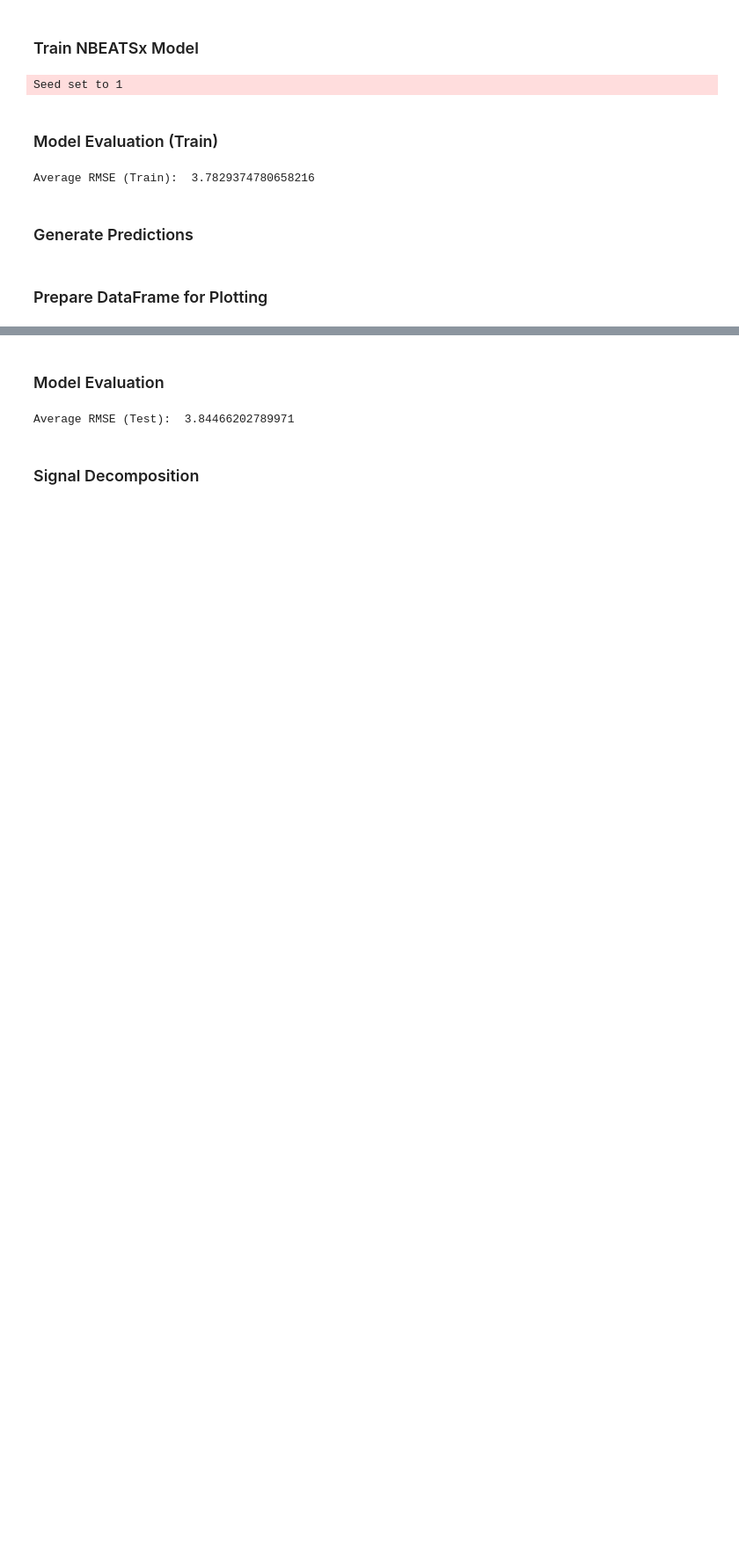
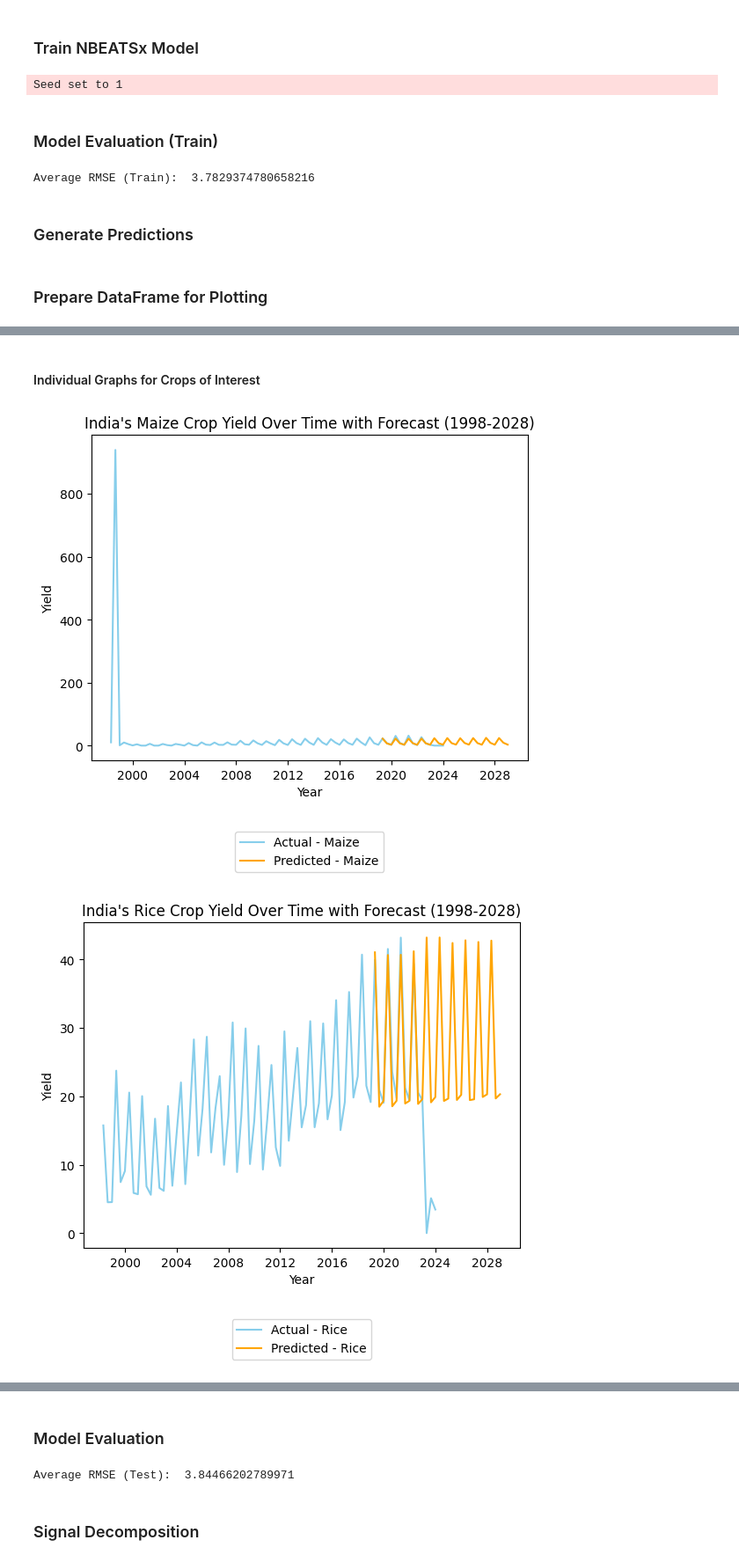
Before and after one commit to trwstin/crop-yield, a Jupyter notebook: nbeatsx_national.ipynb, the cells around one changed output, grey strips where cells are left out. Shown: that part at 88% size. Drawn from its saved outputs; the diff is of its cells as text; code cells hidden in the pictures; blank space fills up the shorter version.

Commit message:
updated nbeatsx to include indiv crop graphs

```diff
--- a/nbeatsx_national.ipynb
+++ b/nbeatsx_national.ipynb
@@ -174,7 +175,7 @@ pred_df = pred_df.merge(valid[['ds','unique_id', 'y']], on=['ds', 'unique_id'],
 unique_ids = hist_df_nbx['unique_id'].unique()
 
 # Comment out below section to see for graph all crops
-unique_ids = [id_ for id_ in unique_ids if
+filtered_ids = [id_ for id_ in unique_ids if
               'Sugarcane' in id_ or
               'Maize' in id_ or
               'Rice' in id_]
@@ -182,0 +184,30 @@ unique_ids = [id_ for id_ in unique_ids if
+# %% [markdown]
+#### Individual Graphs for Crops of Interest
+# %%
+# Loop through each unique_id (crop)
+for unique_id in filtered_ids:
+    # Filter actual values for the current crop
+    actual_values = hist_df_nbx[hist_df_nbx['unique_id'] == unique_id]
+
+    # Filter predicted values for the current crop
+    predicted_values = pred_df[pred_df['unique_id'] == unique_id]
+
+    # Plot actual line graph
+    plt.plot(actual_values['ds'], actual_values['y'], label=f'Actual - {unique_id}', color='skyblue')
+
+    # Plot predicted line graph
+    plt.plot(predicted_values['ds'], predicted_values['NBEATSx'], label=f'Predicted - {unique_id}', color='orange')
+
+    # Add labels and title
+    plt.xlabel('Year')
+    plt.ylabel('Yield')
+    plt.title(f"India's {unique_id} Crop Yield Over Time with Forecast (1998-2028)")
+
+    # Add legend
+    plt.legend(loc='upper center', bbox_to_anchor=(0.5, -0.2))
+
+    # Show plot
+    plt.show()
+# %% [output]
+[figure, added]
+[figure, added]
```
Also changed, not shown: parts of 4 cells of this notebook, 1 other file.
